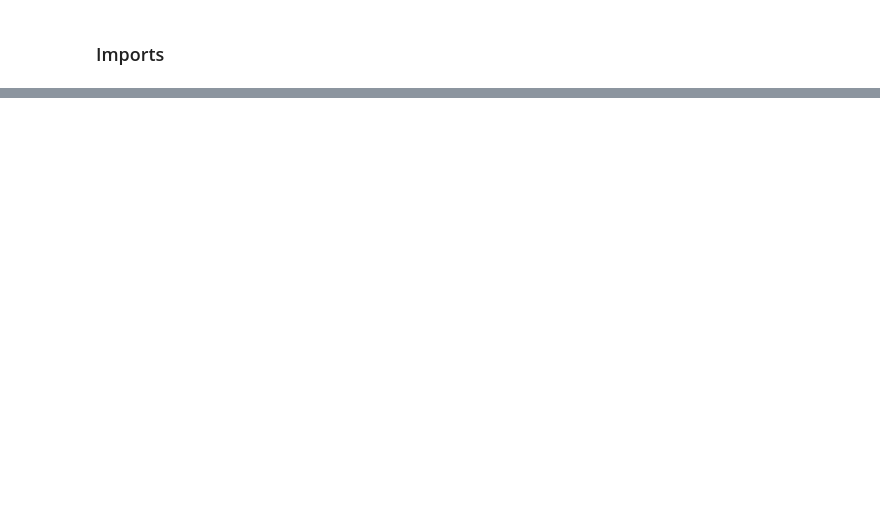
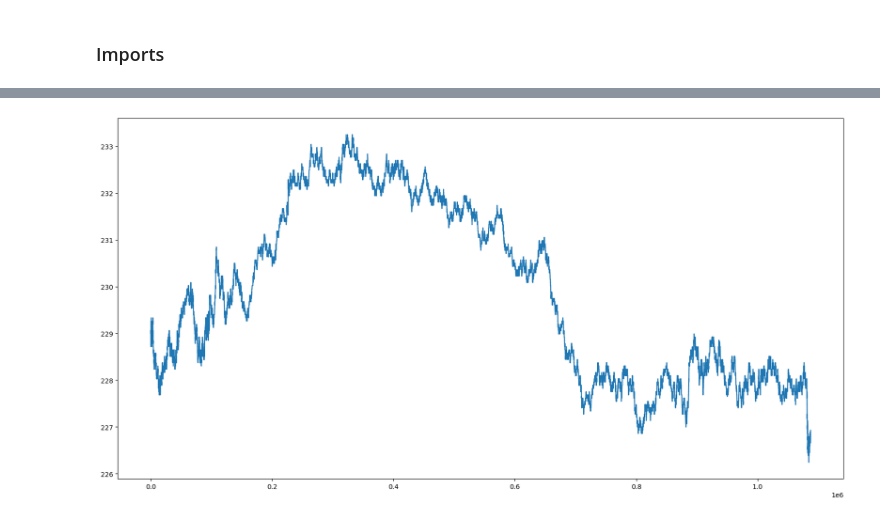
Before and after one commit to Hamzezi/FBD-Project, a Jupyter notebook: eda.ipynb, the cells around one changed output, grey strips where cells are left out. Saved outputs shown, nothing was run; the diff lists cells and outputs as text; code cells hidden in the pictures; blank space fills up the shorter version.

```diff
--- a/eda.ipynb
+++ b/eda.ipynb
@@ -9,5 +16,0 @@ import tarfile
-# %%
-MAIN_DIR_PATH = os.getcwd()
-DATA_DIR_PATH = os.path.join(MAIN_DIR_PATH, 'data')
-TAR_FILE_PATH = os.path.join(DATA_DIR_PATH, 'ES_fut_chain.tar')
-EXTRACT_PATH = os.path.join(DATA_DIR_PATH, 'extracts')
@@ -118,0 +32,30 @@ plt.show();
+# %%
+def is_valid_parquet_file(file_obj, file_size):
+    if file_size < 8:
+        return False  # File is too small to be a valid Parquet file
+
+    try:
+        start_magic = file_obj.read(4)
+
+        file_obj.seek(-4, io.SEEK_END)
+        end_magic = file_obj.read(4)
+
+        return start_magic == b'PAR1' and end_magic == b'PAR1'
+    except Exception as e:
+        print(f"Error checking file: {e}")
+        return False
+
+def check_parquet_files_in_tar(tar_file_path):
+    corrupted_files = []
+    with tarfile.open(tar_file_path, 'r') as tar:
+        for member in tar.getmembers():
+            if member.isfile() and member.name.endswith('.parquet'):
+                file_obj = tar.extractfile(member)
+                if file_obj:
+                    if not is_valid_parquet_file(file_obj, member.size):
+                        print(f"Potential corruption detected in: {member.name}")
+                        corrupted_files.append(member.name)
+    return corrupted_files
+# %%
+CORRUPTED_FILES = check_parquet_files_in_tar(TAR_FILE_PATH)
+DATA_FILES = [f for f in ALL_DATA_FILES if f not in CORRUPTED_FILES]
@@ -118,0 +66,4 @@ plt.show();
+# %%
+df = read_data_from_tar(np.random.choice(DATA_FILES))
+
+df.info()
@@ -118,0 +114,5 @@ plt.show();
+# %%
+df[['bid', 'ask']].sum(axis=1).apply(lambda x: x/2).plot(figsize=(20, 10))
+plt.show()
+# %% [output]
+[figure, added]
```
Also changed, not shown: parts of 25 cells of this notebook.
